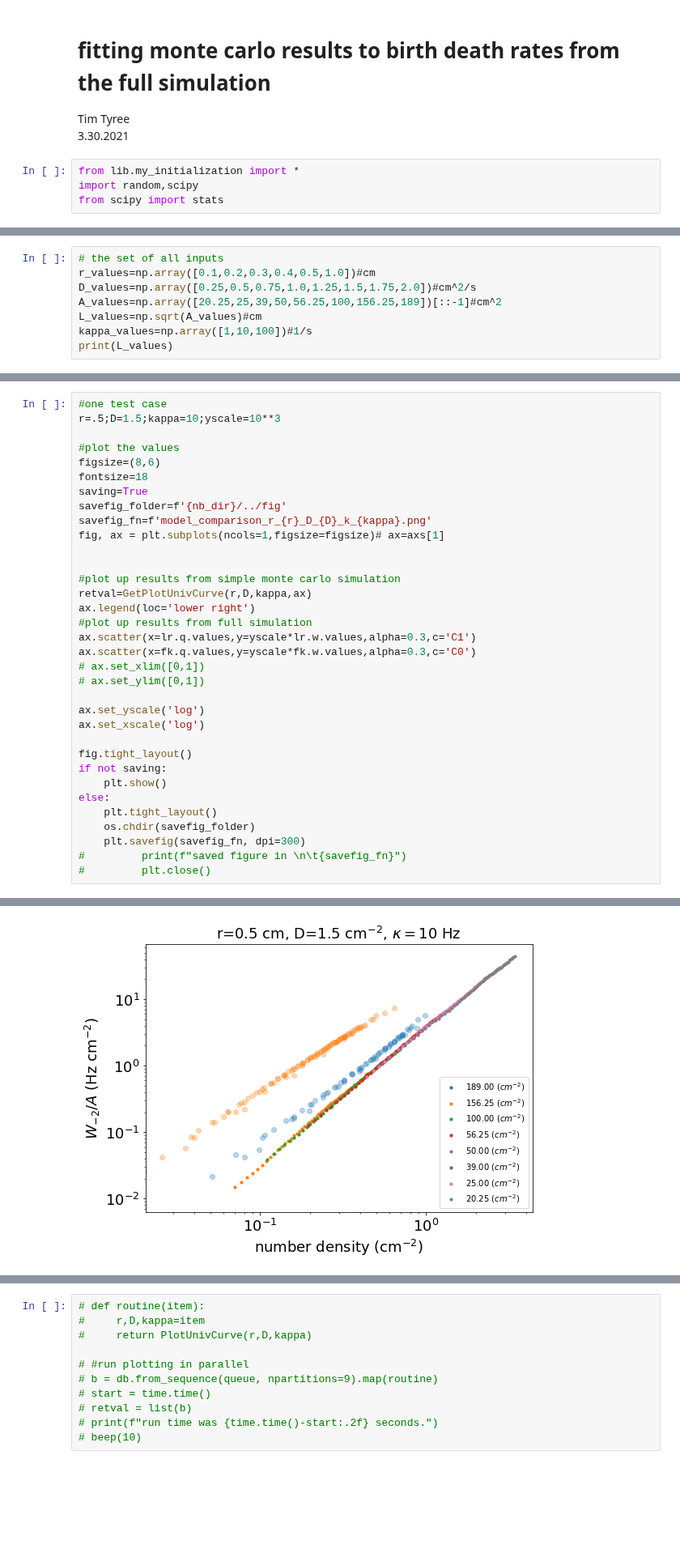
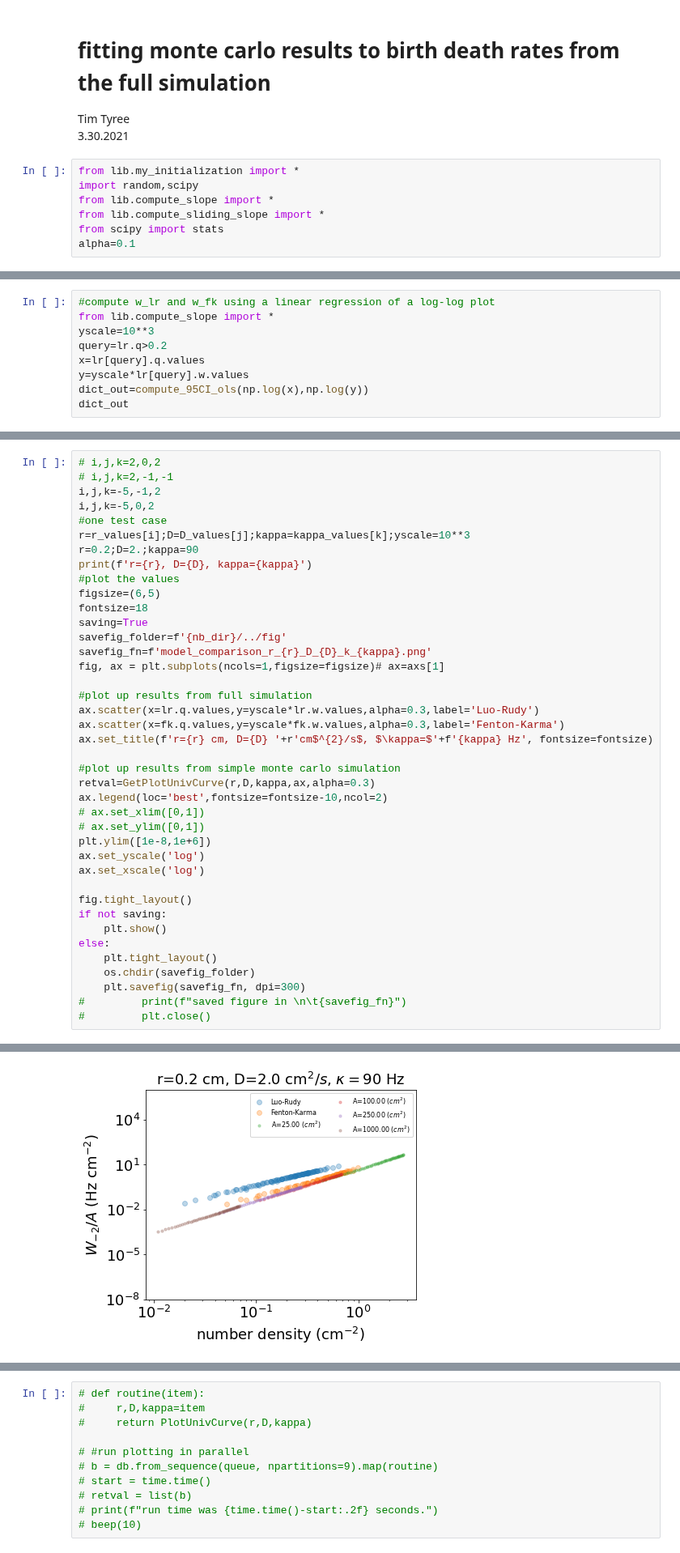
Before and after one commit to timtyree/bgmc, a Jupyter notebook: python/fitting monte carlo results to birth death rates from the full simulation.ipynb, the cells around one changed output, grey strips where cells are left out. Shown at 81% size. Saved outputs shown, nothing was run; the diff lists cells and outputs as text; blank space fills up the shorter version.

```diff
--- a/python/fitting monte carlo results to birth death rates from the full simulation.ipynb
+++ b/python/fitting monte carlo results to birth death rates from the full simulation.ipynb
@@ -5,7 +5,10 @@ Tim Tyree<br>
 # %%
 from lib.my_initialization import *
 import random,scipy
+from lib.compute_slope import *
+from lib.compute_sliding_slope import *
 from scipy import stats
+alpha=0.1
 # %%
 #load birth death rates from the full model
 data_folder=f'{nb_dir}/data'
@@ -37,0 +93,9 @@ plt.scatter(x=fk.q.values,y=fk.w.values,alpha=0.3,c='C0')
+# %%
+#compute w_lr and w_fk using a linear regression of a log-log plot
+from lib.compute_slope import *
+yscale=10**3
+query=lr.q>0.2
+x=lr[query].q.values
+y=yscale*lr[query].w.values
+dict_out=compute_95CI_ols(np.log(x),np.log(y))
+dict_out
@@ -65,11 +138,3 @@ def GetPlotUnivCurve(r,D,kappa,ax):
 # #         print(f"saved figure in \n\t{savefig_fn}")
 #         plt.close()
     return True
-# %%
-# the set of all inputs
-r_values=np.array([0.1,0.2,0.3,0.4,0.5,1.0])#cm
-D_values=np.array([0.25,0.5,0.75,1.0,1.25,1.5,1.75,2.0])#cm^2/s
-A_values=np.array([20.25,25,39,50,56.25,100,156.25,189])[::-1]#cm^2
-L_values=np.sqrt(A_values)#cm
-kappa_values=np.array([1,10,100])#1/s
-print(L_values)
@@ -79,25 +141,31 @@ print(L_values)
 # %%
+# i,j,k=2,0,2
+# i,j,k=2,-1,-1
+i,j,k=-5,-1,2
+i,j,k=-5,0,2
 #one test case
-r=.5;D=1.5;kappa=10;yscale=10**3
-
+r=r_values[i];D=D_values[j];kappa=kappa_values[k];yscale=10**3
+r=0.2;D=2.;kappa=90
+print(f'r={r}, D={D}, kappa={kappa}')
 #plot the values
-figsize=(8,6)
+figsize=(6,5)
 fontsize=18
 saving=True
 savefig_folder=f'{nb_dir}/../fig'
 savefig_fn=f'model_comparison_r_{r}_D_{D}_k_{kappa}.png'
 fig, ax = plt.subplots(ncols=1,figsize=figsize)# ax=axs[1]
 
+#plot up results from full simulation
+ax.scatter(x=lr.q.values,y=yscale*lr.w.values,alpha=0.3,label='Luo-Rudy')
+ax.scatter(x=fk.q.values,y=yscale*fk.w.values,alpha=0.3,label='Fenton-Karma')
+ax.set_title(f'r={r} cm, D={D} '+r'cm$^{2}/s$, $\kappa=$'+f'{kappa} Hz', fontsize=fontsize)
 
 #plot up results from simple monte carlo simulation
-retval=GetPlotUnivCurve(r,D,kappa,ax)
-ax.legend(loc='lower right')
-#plot up results from full simulation
-ax.scatter(x=lr.q.values,y=yscale*lr.w.values,alpha=0.3,c='C1')
-ax.scatter(x=fk.q.values,y=yscale*fk.w.values,alpha=0.3,c='C0')
+retval=GetPlotUnivCurve(r,D,kappa,ax,alpha=0.3)
+ax.legend(loc='best',fontsize=fontsize-10,ncol=2)
 # ax.set_xlim([0,1])
 # ax.set_ylim([0,1])
-
+plt.ylim([1e-8,1e+6])
 ax.set_yscale('log')
 ax.set_xscale('log')
 
@@ -114,3 +183,3 @@ else:
-[figure, old version]
+[figure, new version]
 # %% [markdown]
 __Results__:
```
Also changed, not shown: parts of 99 cells of this notebook, 17 other files.
